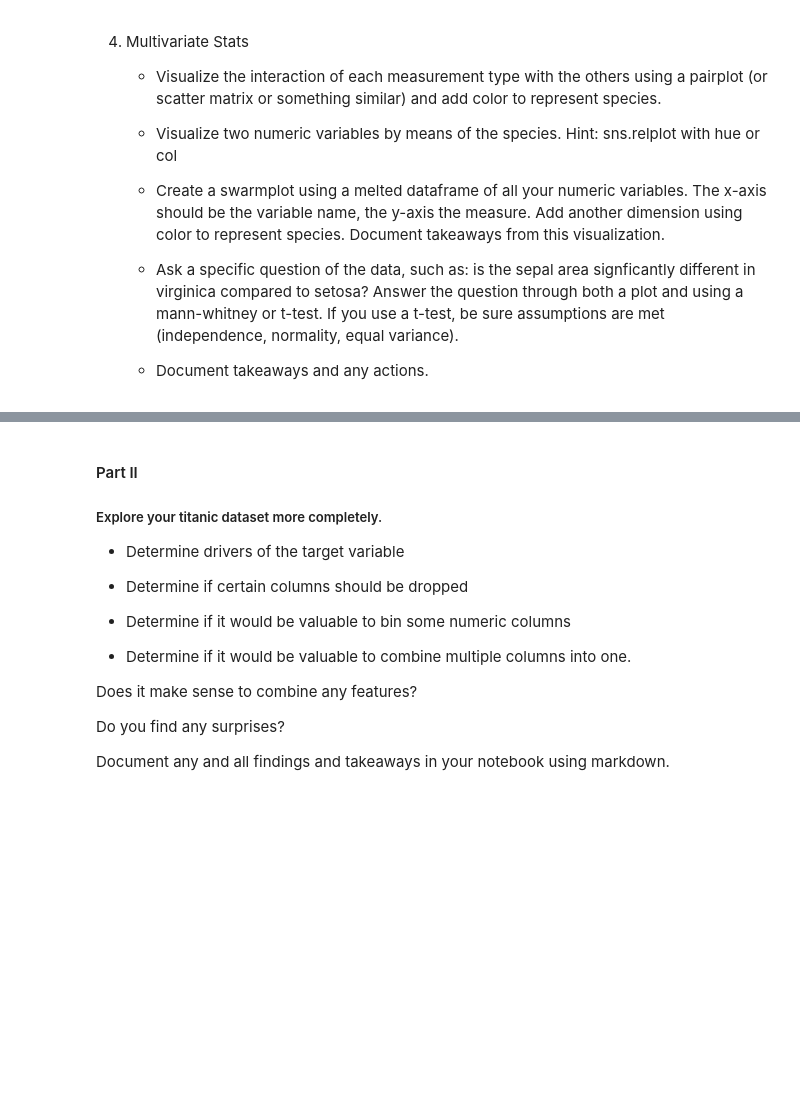
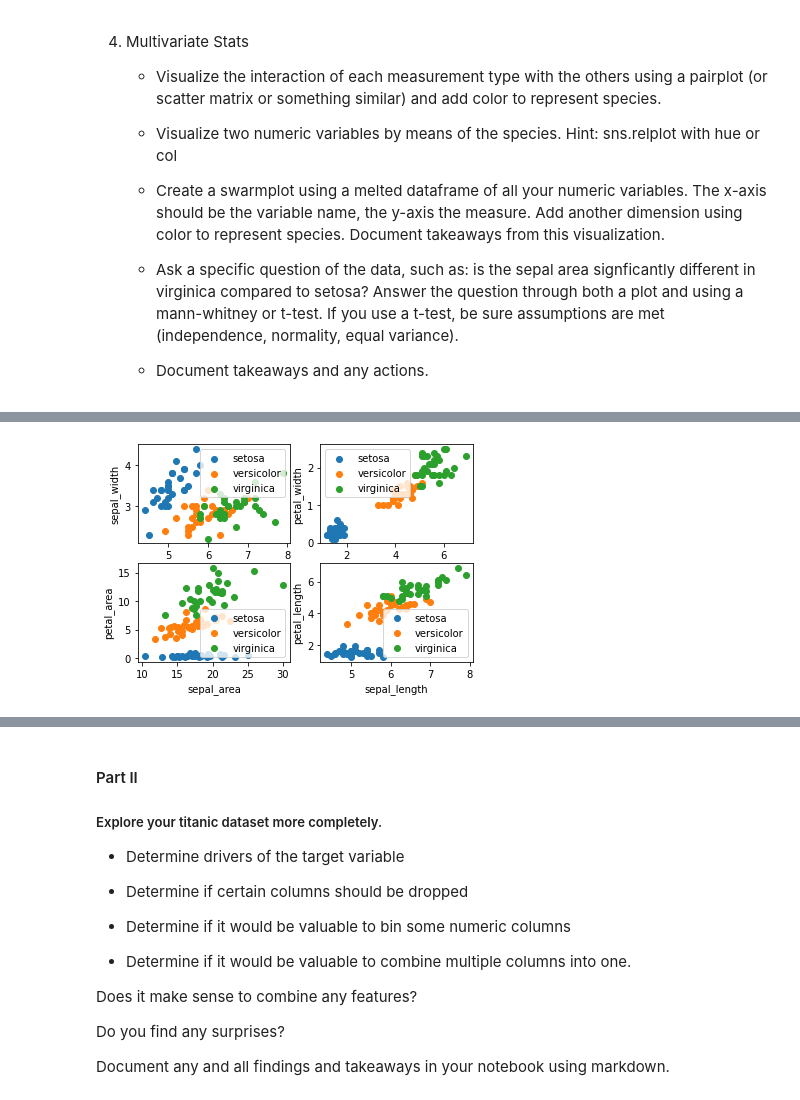
Before and after one commit to JenniferMLewis/classification-exercises, a Jupyter notebook: classification_exercises.ipynb, the cells around one changed output, grey strips where cells are left out. Cells and saved outputs as stored; diff of their text form; code cells hidden in the pictures; blank space fills up the shorter version.

```diff
--- a/classification_exercises.ipynb
+++ b/classification_exercises.ipynb
@@ -1063,0 +1134,13 @@ We can reject the null hypothesis. Virginica petals are on average significantly
+# %%
+# Oh I understand why only four were done.
+combos = [
+    ('sepal_length', 'sepal_width'),
+    ('petal_length', 'petal_width'),
+    ('sepal_area', 'petal_area'),
+    ('sepal_length', 'petal_length')
+]
+for i, pair in enumerate(combos):
+    plt.subplot(2,2,i+1)
+    scatter_species(pair[0], pair[1])
+# %% [output]
+[figure, added]
```
Also changed, not shown: parts of 9 cells of this notebook, 1 other file.
